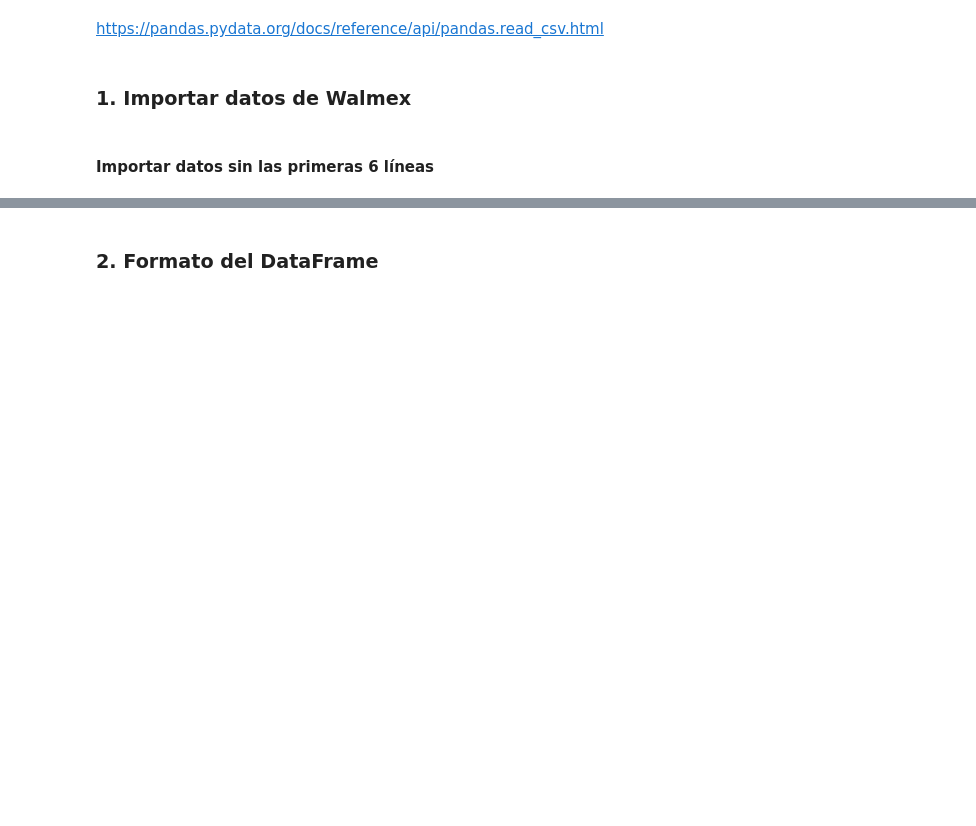
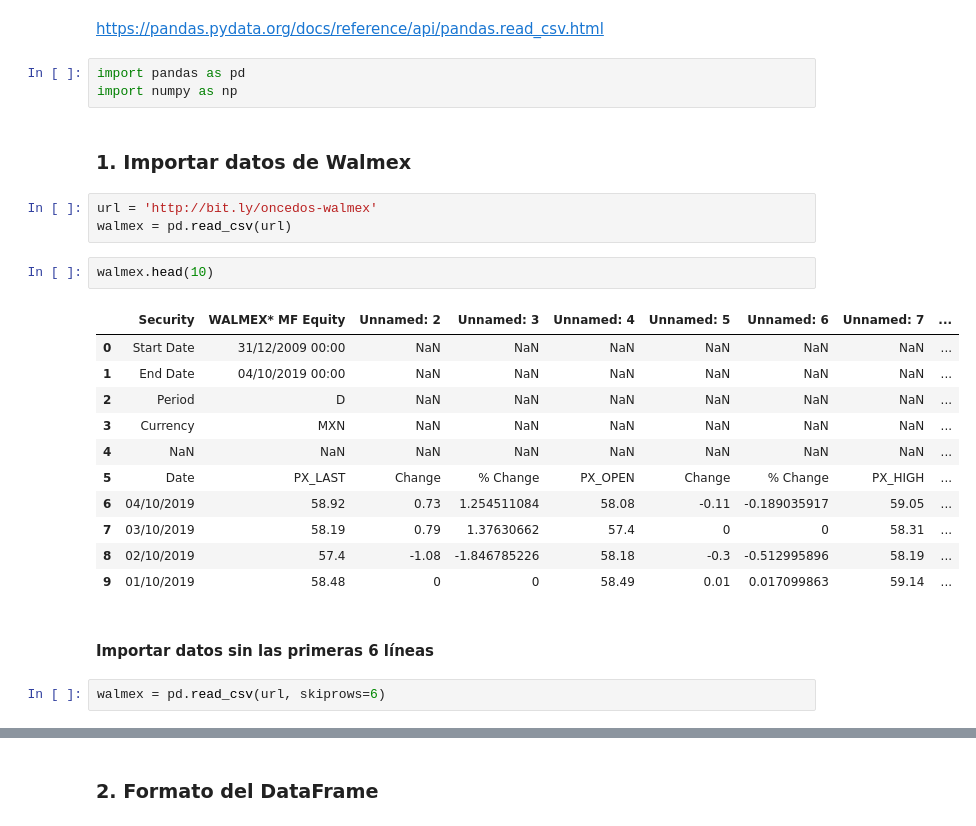
Before and after one commit to carlosdeoncedos/analisisdeinversion2021, a Jupyter notebook: Codigo/20211102Clase8.ipynb, the cells around one changed output, grey strips where cells are left out. Saved outputs shown, nothing was run; the diff lists cells and outputs as text; blank space fills up the shorter version.

```diff
--- a/Codigo/20211102Clase8.ipynb
+++ b/Codigo/20211102Clase8.ipynb
@@ -137,7 +137,29 @@ http://bit.ly/oncedos-walmex ---> http://bit.ly/oncedos-ac
 `read_csv( )` nos permite controlar varios parámetros y termina siendo un DataFrame.  La clase `DataFrame` tiene varios métodos que tienen muchos usos en el campo de las finanzas.
 # %% [markdown]
 https://pandas.pydata.org/docs/reference/api/pandas.read_csv.html
+# %%
+import pandas as pd
+import numpy as np
 # %% [markdown]
 ### 1. Importar datos de Walmex
+# %%
+url = 'http://bit.ly/oncedos-walmex'
+walmex = pd.read_csv(url)
+# %%
+walmex.head(10)
+# %% [output]
+|  | Security | WALMEX* MF Equity | Unnamed: 2 | Unnamed: 3 | Unnamed: 4 | Unnamed: 5 | Unnamed: 6 | Unnamed: 7 | ... |
+| 0 | Start Date | 31/12/2009 00:00 | NaN | NaN | NaN | NaN | NaN | NaN | ... |
+| 1 | End Date | 04/10/2019 00:00 | NaN | NaN | NaN | NaN | NaN | NaN | ... |
+| 2 | Period | D | NaN | NaN | NaN | NaN | NaN | NaN | ... |
+| 3 | Currency | MXN | NaN | NaN | NaN | NaN | NaN | NaN | ... |
+| 4 | NaN | NaN | NaN | NaN | NaN | NaN | NaN | NaN | ... |
+| 5 | Date | PX_LAST | Change | % Change | PX_OPEN | Change | % Change | PX_HIGH | ... |
+| 6 | 04/10/2019 | 58.92 | 0.73 | 1.254511084 | 58.08 | -0.11 | -0.189035917 | 59.05 | ... |
+| 7 | 03/10/2019 | 58.19 | 0.79 | 1.37630662 | 57.4 | 0 | 0 | 58.31 | ... |
+| 8 | 02/10/2019 | 57.4 | -1.08 | -1.846785226 | 58.18 | -0.3 | -0.512995896 | 58.19 | ... |
+| 9 | 01/10/2019 | 58.48 | 0 | 0 | 58.49 | 0.01 | 0.017099863 | 59.14 | ... |
 # %% [markdown]
 #### Importar datos sin las primeras 6 líneas
+# %%
+walmex = pd.read_csv(url, skiprows=6)
```
Also changed, not shown: parts of 24 cells of this notebook.
